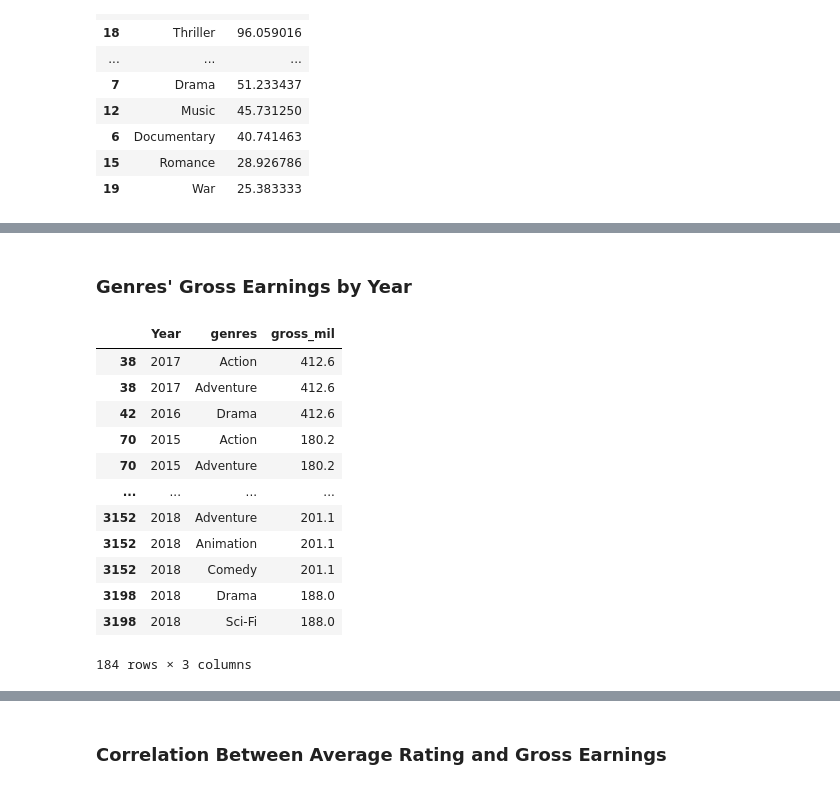
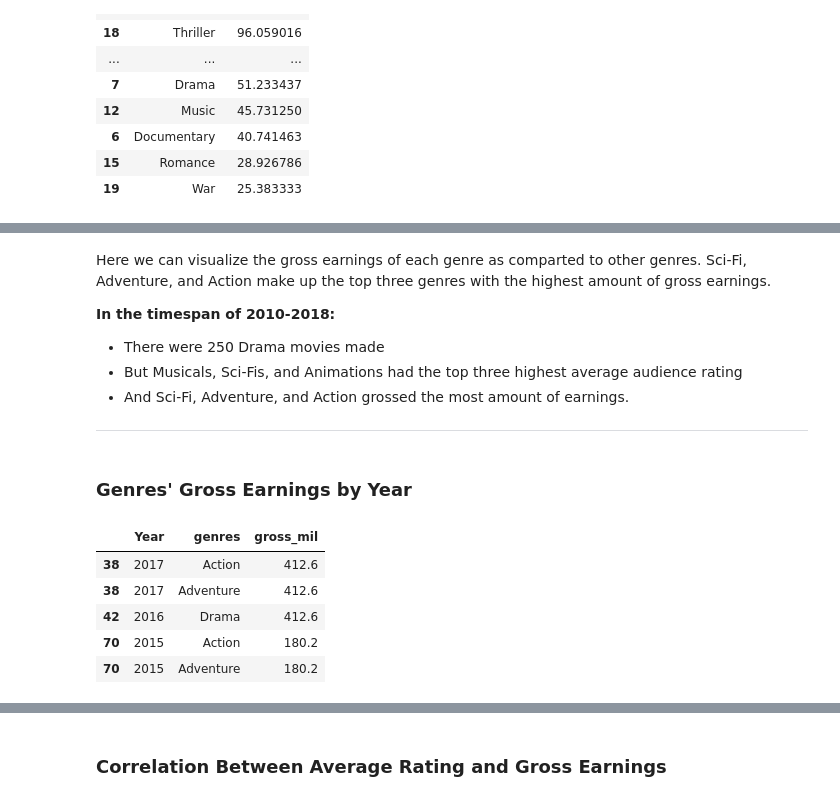
Before and after one commit to rfb-vibe/movie-studio-project, a Jupyter notebook: microsoft-tenne-project.ipynb, the cells around one changed output, grey strips where cells are left out. Drawn from its saved outputs; the diff is of its cells as text; code cells hidden in the pictures.

```diff
--- a/microsoft-tenne-project.ipynb
+++ b/microsoft-tenne-project.ipynb
@@ -402,35 +413,37 @@ plt.show()
+# %% [markdown]
+Here we can visualize the gross earnings of each genre as comparted to other genres. Sci-Fi, Adventure, and Action make up the top three genres with the highest amount of gross earnings.
+
+**In the timespan of 2010-2018:**
+* There were 250 Drama movies made
+* But Musicals, Sci-Fis, and Animations had the top three highest average audience rating
+* And Sci-Fi, Adventure, and Action grossed the most amount of earnings.
+
+***
 # %% [markdown]
 ### Genres' Gross Earnings by Year
 # %%
 # Create a dataframe with release year, genre, and gross earnings from the most successful seven genres,
 # only from 2013-2018
 topratings_year = moviedf_small[['start_year', 'genres', 'gross_mil']]
 topratings_year = topratings_year[(topratings_year['gross_mil'] > 139.7) &
                                  (topratings_year['genres'].isin(['Adventure',
                                                                   'Action',
                                                                   'Comedy',
                                                                   'Sci-Fi',
                                                                   'Drama',
                                                                   'Animation',
                                                                   'Musical'])) &
                                  (topratings_year['start_year'] > 2012)]
 
 topratings_year.rename(columns = {'start_year': 'Year'}, inplace = True)
-topratings_year
+topratings_year.head()
 # %% [output]
 |  | Year | genres | gross_mil |
 | 38 | 2017 | Action | 412.6 |
 | 38 | 2017 | Adventure | 412.6 |
 | 42 | 2016 | Drama | 412.6 |
 | 70 | 2015 | Action | 180.2 |
 | 70 | 2015 | Adventure | 180.2 |
-| ... | ... | ... | ... |
-| 3152 | 2018 | Adventure | 201.1 |
-| 3152 | 2018 | Animation | 201.1 |
-| 3152 | 2018 | Comedy | 201.1 |
-| 3198 | 2018 | Drama | 188.0 |
-| 3198 | 2018 | Sci-Fi | 188.0 |
-184 rows × 3 columns
 # %%
 # Plot gross earnings by genre per year, faceting by year
 plt.figure(figsize=(10, 6))
```
Also changed, not shown: parts of 18 cells of this notebook, 1 other file.
